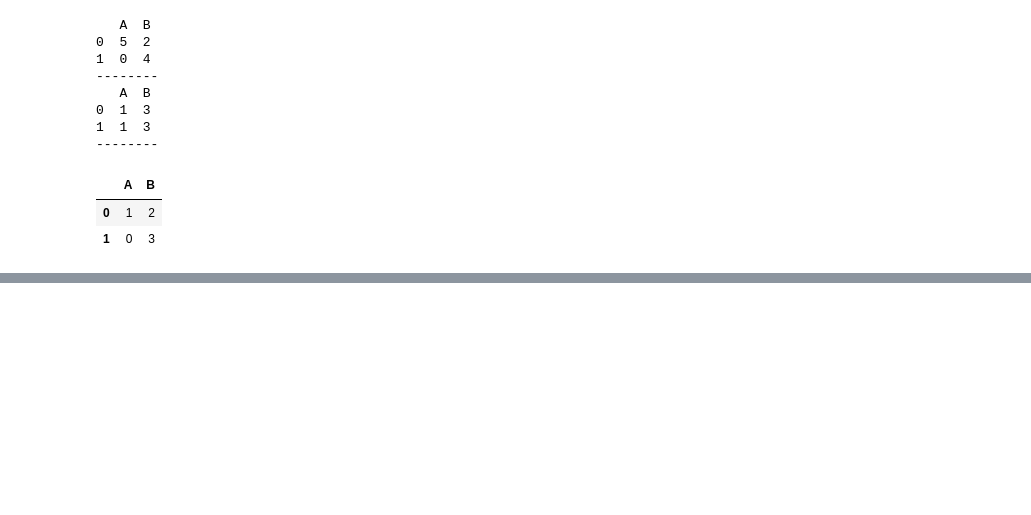
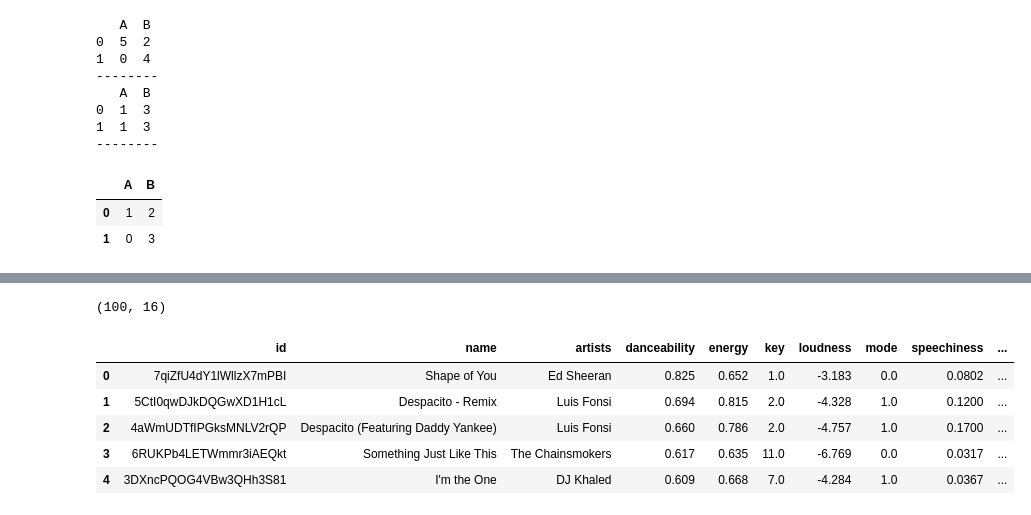
Before and after one commit to VLieberg/Python-Basics-Coding, a Jupyter notebook: notebooks/Pandas Tutorial.ipynb, the cells around one changed output, grey strips where cells are left out. Saved outputs shown, nothing was run; the diff lists cells and outputs as text; code cells hidden in the pictures; blank space fills up the shorter version.

```diff
--- a/notebooks/Pandas Tutorial.ipynb
+++ b/notebooks/Pandas Tutorial.ipynb
@@ -477,0 +728,14 @@ df1.combine(df2, np.minimum)
+# %%
+spotify_df.shape
+# %% [output]
+(100, 16)
+# %%
+# Display 1st 5 rows
+spotify_df.head()
+# %% [output]
+|  | id | name | artists | danceability | energy | key | loudness | mode | speechiness | ... |
+| 0 | 7qiZfU4dY1lWllzX7mPBI | Shape of You | Ed Sheeran | 0.825 | 0.652 | 1.0 | -3.183 | 0.0 | 0.0802 | ... |
+| 1 | 5CtI0qwDJkDQGwXD1H1cL | Despacito - Remix | Luis Fonsi | 0.694 | 0.815 | 2.0 | -4.328 | 1.0 | 0.1200 | ... |
+| 2 | 4aWmUDTfIPGksMNLV2rQP | Despacito (Featuring Daddy Yankee) | Luis Fonsi | 0.660 | 0.786 | 2.0 | -4.757 | 1.0 | 0.1700 | ... |
+| 3 | 6RUKPb4LETWmmr3iAEQkt | Something Just Like This | The Chainsmokers | 0.617 | 0.635 | 11.0 | -6.769 | 0.0 | 0.0317 | ... |
+| 4 | 3DXncPQOG4VBw3QHh3S81 | I'm the One | DJ Khaled | 0.609 | 0.668 | 7.0 | -4.284 | 1.0 | 0.0367 | ... |
```
Also changed, not shown: parts of 64 cells of this notebook.
